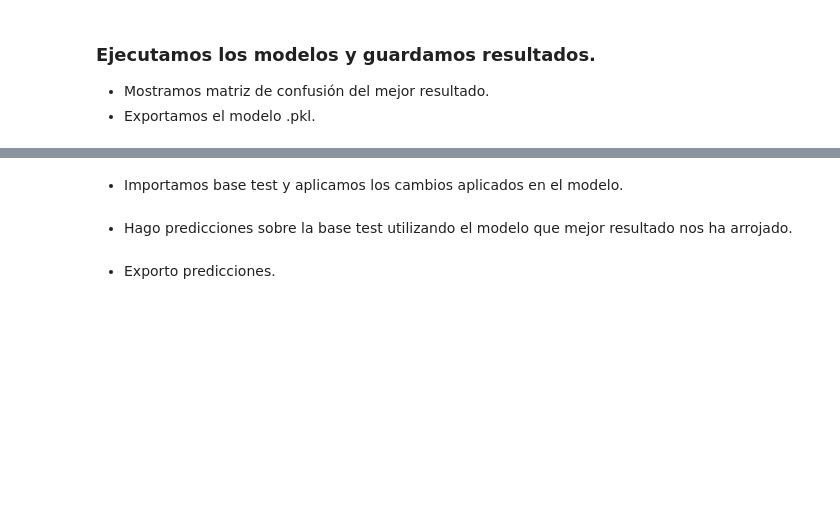
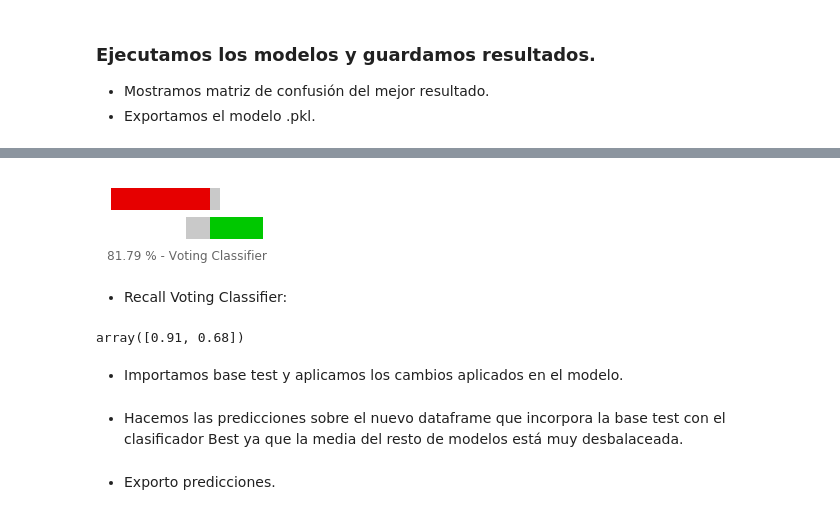
Before and after one commit to JVPA/Kaggle, a Jupyter notebook: Titanic. Machine Learning from Disaster.ipynb, the cells around one changed output, grey strips where cells are left out. Saved outputs shown, nothing was run; the diff lists cells and outputs as text; code cells hidden in the pictures; blank space fills up the shorter version.

```diff
--- a/Titanic. Machine Learning from Disaster.ipynb
+++ b/Titanic. Machine Learning from Disaster.ipynb
@@ -290,3 +302,18 @@ Result
+# %%
+from sklearn.ensemble import VotingClassifier
+
+clf = VotingClassifier(classifiersList, n_jobs=-1)
+clf.fit(XE, ye)
+predictions = clf.predict(XT)
+
+Grafico = matriz(yt, predictions, 'Voting Classifier')
+markdown(f'* Recall Voting Classifier:')
+
+recall_score(yt, predictions, average = None).round(2)
+# %% [output]
+[figure, added]
+* Recall Voting Classifier:
+array([0.91, 0.68])
 # %% [markdown]
 * Importamos base test y aplicamos los cambios aplicados en el modelo.
 # %%
@@ -298,5 +326,5 @@ df['Title'] = df.Name.str.extract('([A-Za-z]+)\.')
-# %% [markdown]
-* Hago predicciones sobre la base test utilizando el modelo que mejor resultado nos ha arrojado.
+# %% [markdown]
+* Hacemos las predicciones sobre el nuevo dataframe que incorpora la base test con el clasificador Best ya que la media del resto de modelos está muy desbalaceada.
 # %%
 df['Survived'] = Best.predict(df[X.columns.tolist()])
 # %% [markdown]
```
Also changed, not shown: parts of 12 cells of this notebook.
